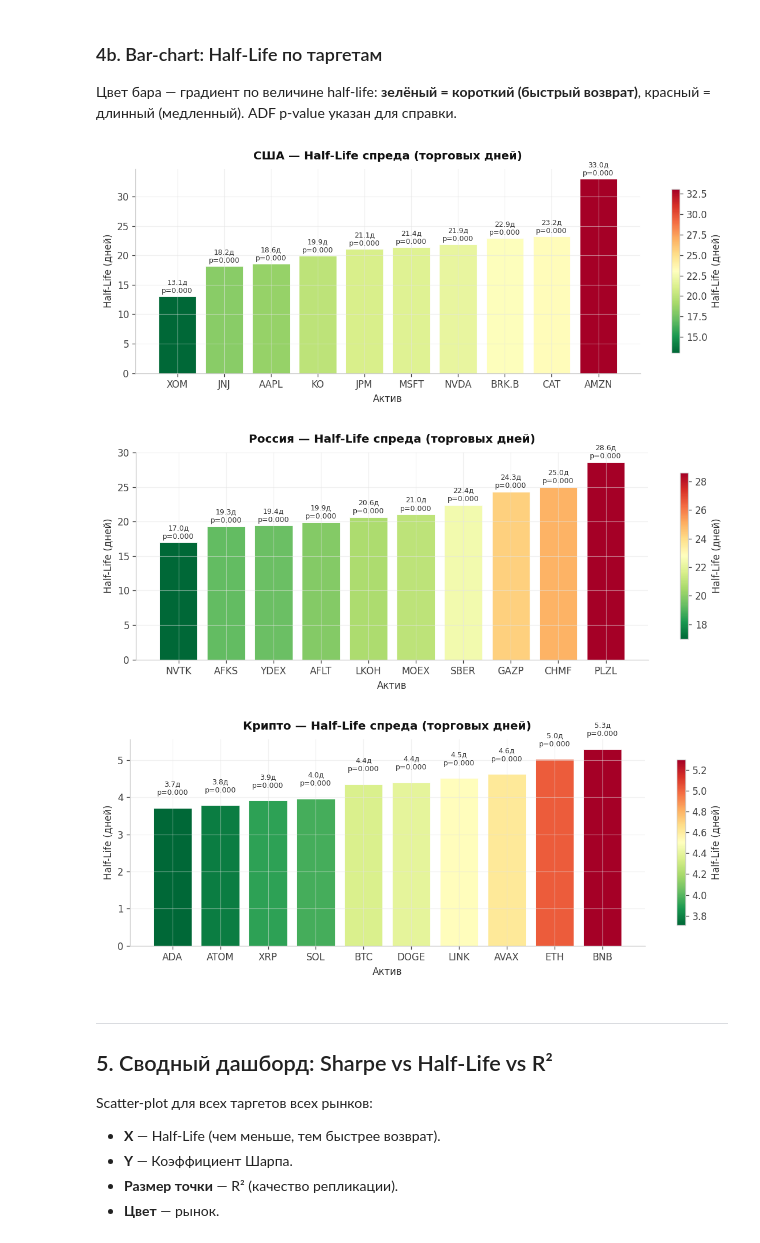
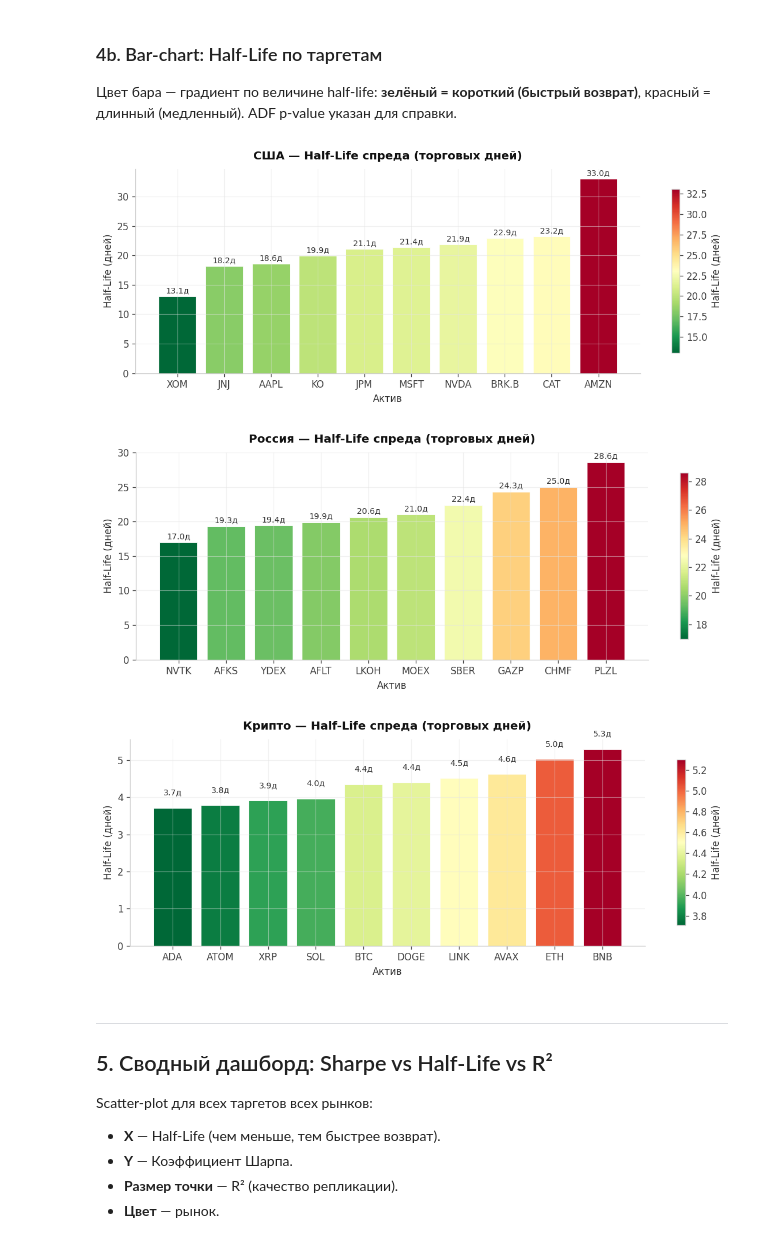
Before and after one commit to Vault-Guy/replication-portfolio-arbitrage-mvp, a Jupyter notebook: notebooks/09_replication_quality_analysis.ipynb, the cells around one changed output. Saved outputs shown, nothing was run; the diff lists cells and outputs as text; code cells hidden in the pictures.

```diff
--- a/notebooks/09_replication_quality_analysis.ipynb
+++ b/notebooks/09_replication_quality_analysis.ipynb
@@ -622,42 +622,41 @@ for market in MARKETS:
     items_sorted = sorted(items, key=lambda x: x[1]["half_life_days"])
     labels  = [x[0] for x in items_sorted]
     hl_vals = [x[1]["half_life_days"] for x in items_sorted]
-    pvals   = [x[1]["adf_pvalue"] for x in items_sorted]
 
     norm       = mcolors.Normalize(vmin=min(hl_vals), vmax=max(hl_vals))
     cmap_hl    = cm.RdYlGn_r
     bar_colors = [cmap_hl(norm(v)) for v in hl_vals]
 
     fig, ax = plt.subplots(figsize=(10, 4))
     fig.patch.set_facecolor("white")
     ax.set_facecolor("white")
 
     bars = ax.bar(labels, hl_vals, color=bar_colors, edgecolor="white", linewidth=0.5)
-    for bar, val, p in zip(bars, hl_vals, pvals):
+    for bar, val in zip(bars, hl_vals):
         ax.text(
             bar.get_x() + bar.get_width() / 2, bar.get_height() + 0.3,
-            f"{val:.1f}д\np={p:.3f}",
-            ha="center", va="bottom", fontsize=7.5, color="#333333",
+            f"{val:.1f}д",
+            ha="center", va="bottom", fontsize=8.5, color="#333333",
         )
 
     sm = cm.ScalarMappable(cmap=cmap_hl, norm=norm)
     sm.set_array([])
     fig.colorbar(sm, ax=ax, shrink=0.8, label="Half-Life (дней)")
 
     ax.set_title(
         f"{MARKET_LABELS[market]} — Half-Life спреда (торговых дней)",
         fontsize=12, fontweight="bold", pad=10,
     )
     ax.set_ylabel("Half-Life (дней)", fontsize=10)
     ax.set_xlabel("Актив", fontsize=10)
     for spine in ax.spines.values():
         spine.set_edgecolor("#CCCCCC")
     fig.tight_layout()
     plt.show()
 # %% [output]
-[figure, old version]
+[figure, new version]
-[figure, old version]
+[figure, new version]
-[figure, old version]
+[figure, new version]
 # %% [markdown]
 ---
 ## 5. Сводный дашборд: Sharpe vs Half-Life vs R²
```
